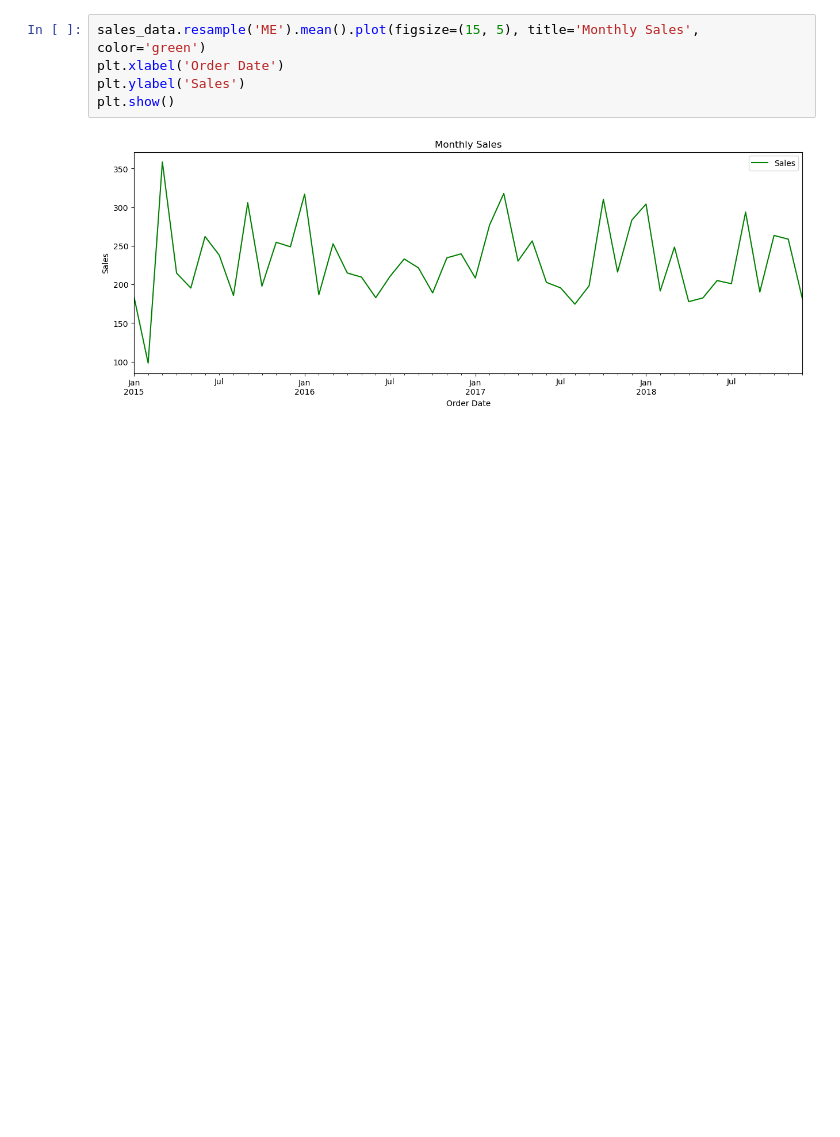
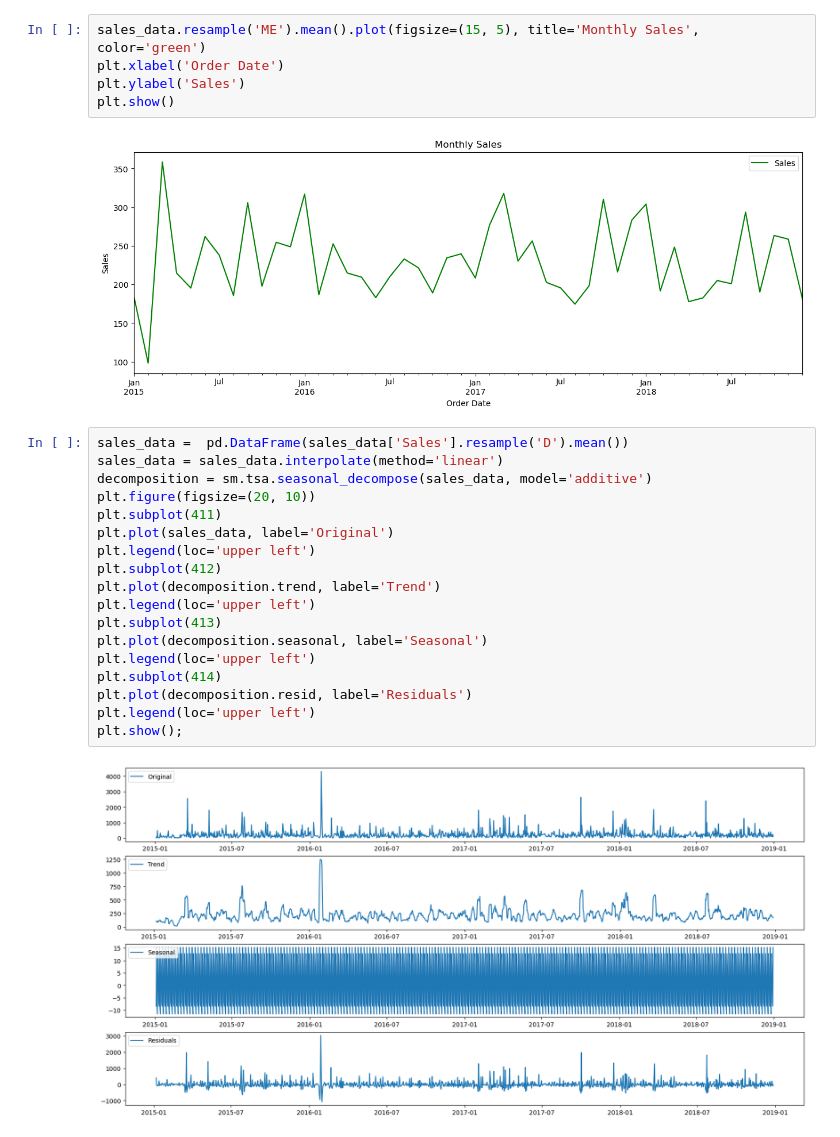
Before and after one commit to AFoivos/Superstore-Sales-Dataset, a Jupyter notebook: notebooks/02_time_series_analysis.ipynb, the cells around one changed output. Drawn from its saved outputs; the diff is of its cells as text; blank space fills up the shorter version.

```diff
--- a/notebooks/02_time_series_analysis.ipynb
+++ b/notebooks/02_time_series_analysis.ipynb
@@ -114,3 +115,23 @@ plt.ylabel('Sales')
 plt.show()
 # %% [output]
 [figure]
+# %%
+sales_data =  pd.DataFrame(sales_data['Sales'].resample('D').mean())
+sales_data = sales_data.interpolate(method='linear')
+decomposition = sm.tsa.seasonal_decompose(sales_data, model='additive')
+plt.figure(figsize=(20, 10))
+plt.subplot(411)
+plt.plot(sales_data, label='Original')
+plt.legend(loc='upper left')
+plt.subplot(412)
+plt.plot(decomposition.trend, label='Trend')
+plt.legend(loc='upper left')
+plt.subplot(413)
+plt.plot(decomposition.seasonal, label='Seasonal')
+plt.legend(loc='upper left')
+plt.subplot(414)
+plt.plot(decomposition.resid, label='Residuals')
+plt.legend(loc='upper left')
+plt.show();
+# %% [output]
+[figure, added]
```
Also changed, not shown: parts of 7 cells of this notebook.
